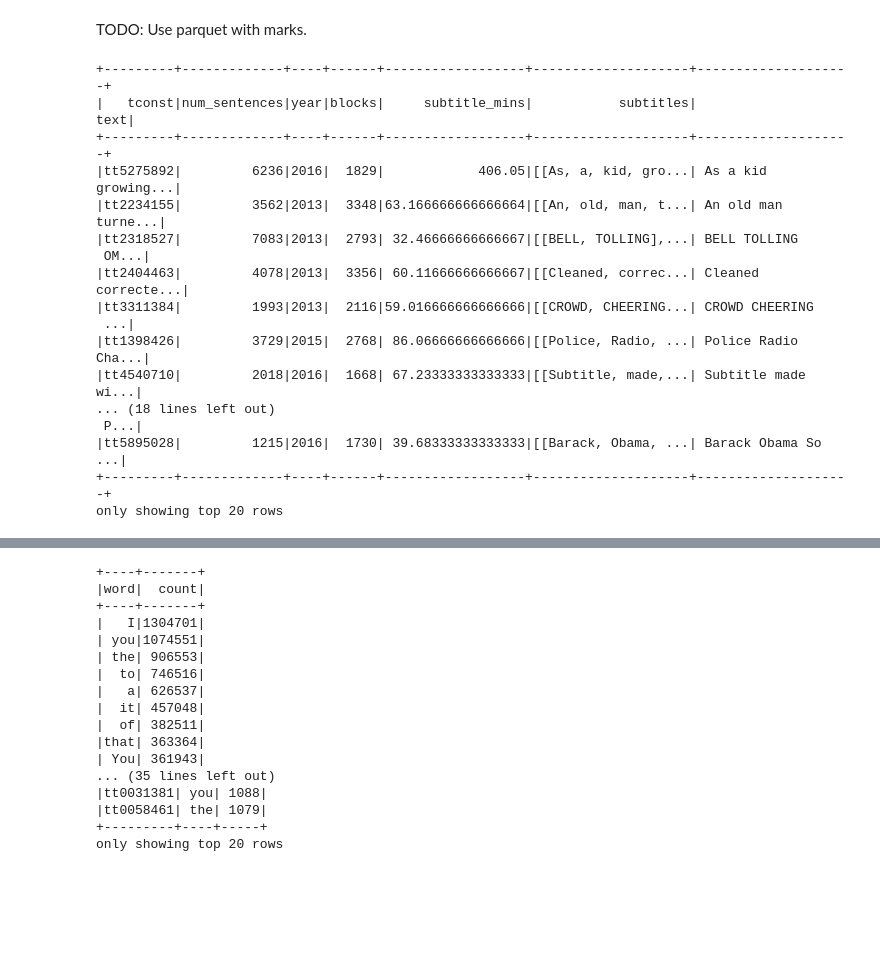
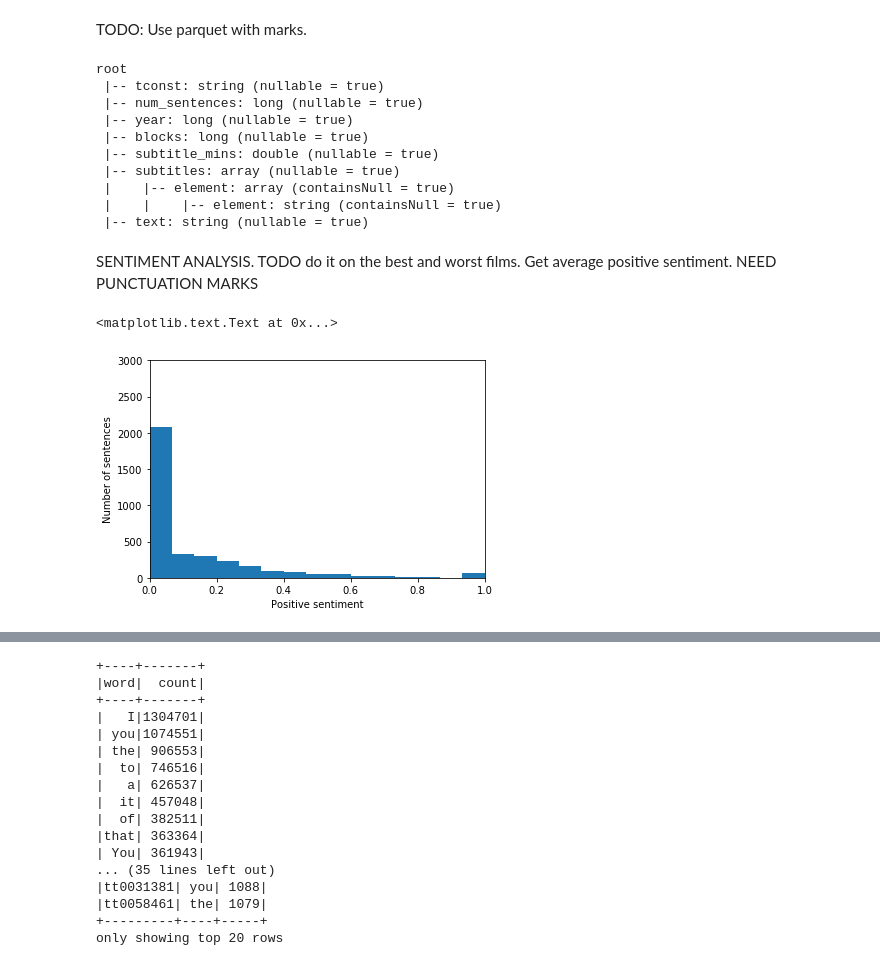
Before and after one commit to Xabitsuki/adamax, a Jupyter notebook: Notebook2.ipynb, the cells around one changed output, grey strips where cells are left out. Drawn from its saved outputs; the diff is of its cells as text; code cells hidden in the pictures; blank space fills up the shorter version.

Commit message:
First Draft for sentiment analysis

```diff
--- a/Notebook2.ipynb
+++ b/Notebook2.ipynb
@@ -727,22 +727,23 @@ TODO: Use parquet with marks.
 # %%
 df_films_strings = df_films.withColumn("text", udf_subtitles_to_string("subtitles"))
 # %%
-df_films_strings.show()
+df_films_strings.printSchema()
 # %% [output]
-+---------+-------------+----+------+------------------+--------------------+--------------------+
-|   tconst|num_sentences|year|blocks|     subtitle_mins|           subtitles|                text|
-+---------+-------------+----+------+------------------+--------------------+--------------------+
-|tt5275892|         6236|2016|  1829|            406.05|[[As, a, kid, gro...| As a kid growing...|
-|tt2234155|         3562|2013|  3348|63.166666666666664|[[An, old, man, t...| An old man turne...|
-|tt2318527|         7083|2013|  2793| 32.46666666666667|[[BELL, TOLLING],...| BELL TOLLING
- OM...|
-|tt2404463|         4078|2013|  3356| 60.11666666666667|[[Cleaned, correc...| Cleaned correcte...|
-|tt3311384|         1993|2013|  2116|59.016666666666666|[[CROWD, CHEERING...| CROWD CHEERING
- ...|
-|tt1398426|         3729|2015|  2768| 86.06666666666666|[[Police, Radio, ...| Police Radio Cha...|
-|tt4540710|         2018|2016|  1668| 67.23333333333333|[[Subtitle, made,...| Subtitle made wi...|
-... (18 lines left out)
- P...|
-|tt5895028|         1215|2016|  1730| 39.68333333333333|[[Barack, Obama, ...| Barack Obama So ...|
-+---------+-------------+----+------+------------------+--------------------+--------------------+
-only showing top 20 rows
+root
+ |-- tconst: string (nullable = true)
+ |-- num_sentences: long (nullable = true)
+ |-- year: long (nullable = true)
+ |-- blocks: long (nullable = true)
+ |-- subtitle_mins: double (nullable = true)
+ |-- subtitles: array (nullable = true)
+ |    |-- element: array (containsNull = true)
+ |    |    |-- element: string (containsNull = true)
+ |-- text: string (nullable = true)
+# %% [markdown]
+SENTIMENT ANALYSIS. TODO do it on the best and worst films. Get average positive sentiment. NEED PUNCTUATION MARKS
+# %%
+nlp = spacy.load('en')
+example = df_films_strings.select("text").take(1)
+# %%
+doc = nlp(example[0]["text"])
+analyzer = SentimentIntensityAnalyzer()
@@ -748,0 +753,12 @@ only showing top 20 rows
+# %%
+positive_sent = []
+#iterate through the sentences, get polarity scores, choose a value
+[positive_sent.append(analyzer.polarity_scores(sent.text)['pos']) for sent in doc.sents]
+plt.hist(positive_sent,bins=15)
+plt.xlim([0,1])
+plt.ylim([0,3000])
+plt.xlabel('Positive sentiment')
+plt.ylabel('Number of sentences')
+# %% [output]
+<matplotlib.text.Text at 0x...>
+[figure, added]
```
Also changed, not shown: parts of 3 cells of this notebook.
